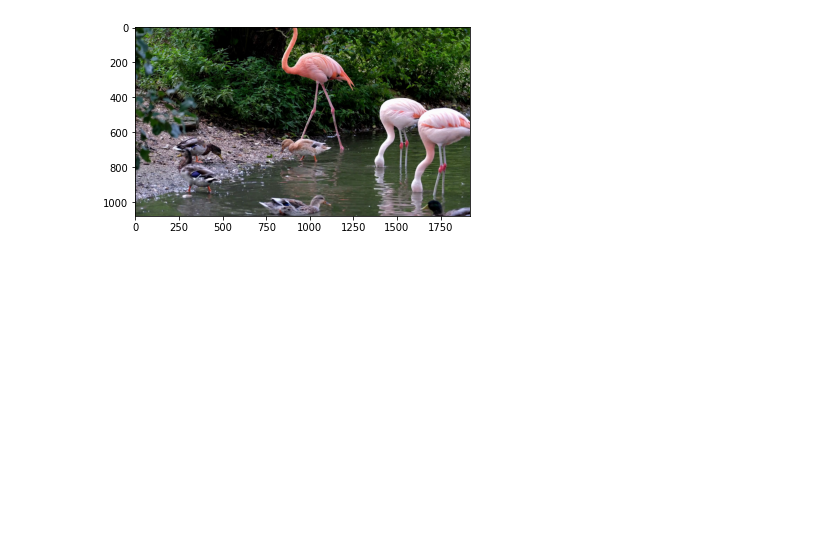
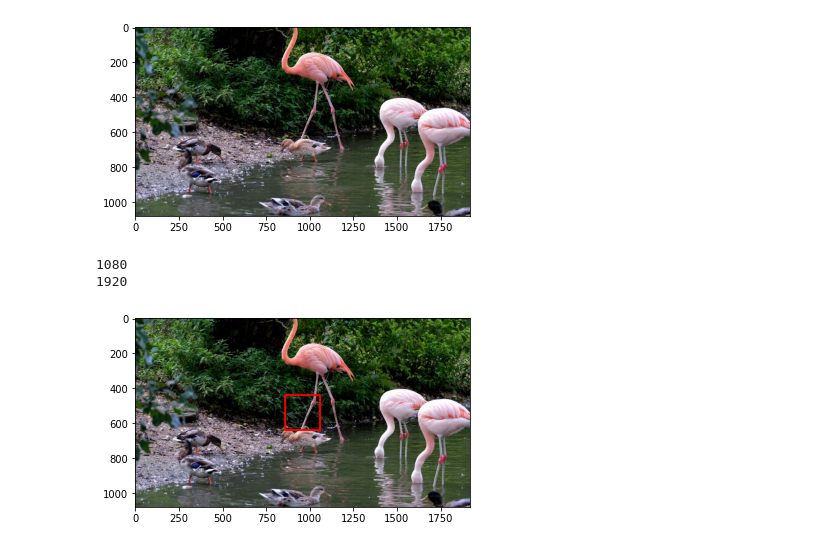
Before and after one commit to katusha97/People-counter, a Jupyter notebook: practice.ipynb, the cells around one changed output. Saved outputs shown, nothing was run; the diff lists cells and outputs as text; code cells hidden in the pictures; blank space fills up the shorter version.

```diff
--- a/practice.ipynb
+++ b/practice.ipynb
@@ -3,17 +4,32 @@ import cv2
 from matplotlib import pyplot as plt
 %matplotlib inline
 # %%
-cap = cv2.VideoCapture('Flamingo - 49459.mp4')
-i = 0
-video = []
-while cap.isOpened():
-    ret, frame = cap.read()
-    if cv2.waitKey(1) & 0xFF == ord('q') or not ret:
-        break
-    video.append(frame)
-#     plt.show()
+def read_video(path: str) -> list:
+    cap = cv2.VideoCapture(path)
+    video = []
+    while cap.isOpened():
+        ret, frame = cap.read()
+        if cv2.waitKey(1) & 0xFF == ord('q') or not ret:
+            break
+        video.append(frame)
+    return video
+# %%
+video = read_video('Flamingo - 49459.mp4')
 # %%
 plt.imshow(cv2.cvtColor(video[200], cv2.COLOR_BGR2RGB))
 plt.show()
 # %% [output]
 [figure]
+# %%
+print(len(video[0]))
+print(len(video[0][0]))
+# %% [output]
+1080
+1920
+# %%
+new_img = np.copy(video[200])
+cv2.rectangle(new_img, (860, 440),(1060, 640),(0,0,255),10)
+plt.imshow(cv2.cvtColor(new_img, cv2.COLOR_BGR2RGB))
+plt.show()
+# %% [output]
+[figure, added]
```
Also changed, not shown: parts of 6 cells of this notebook, 2 other files.
